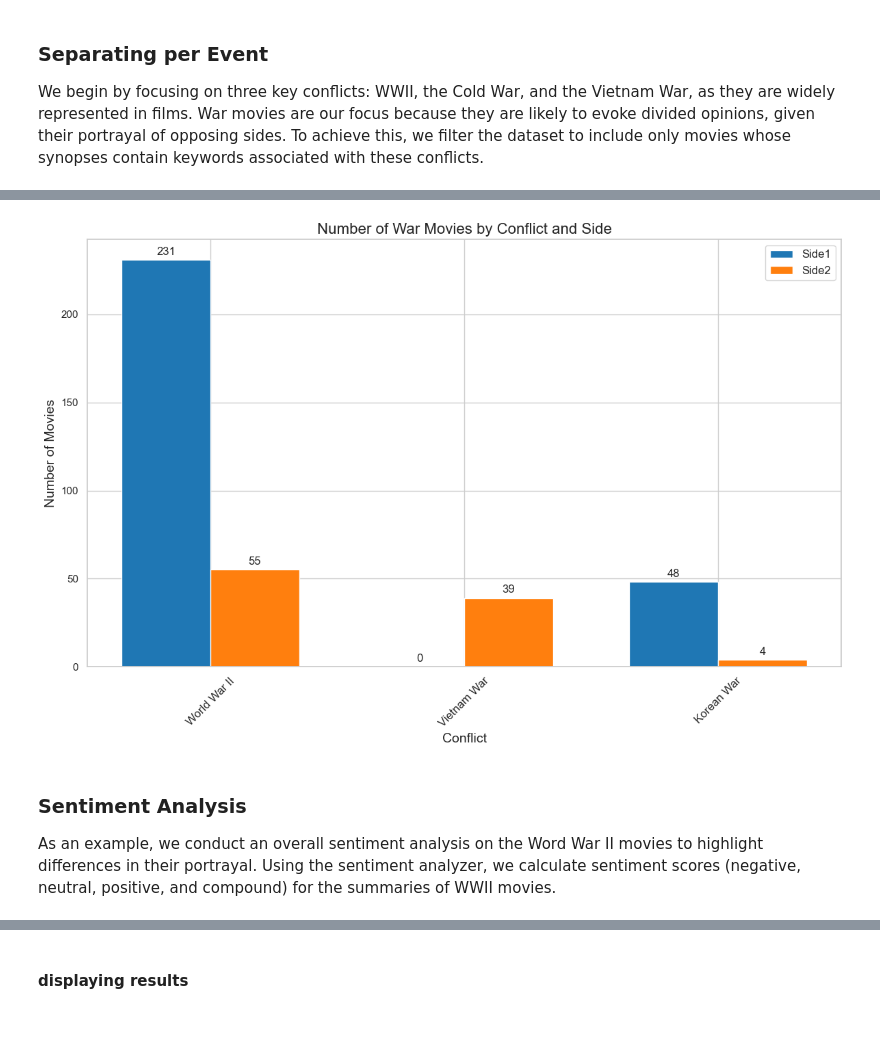
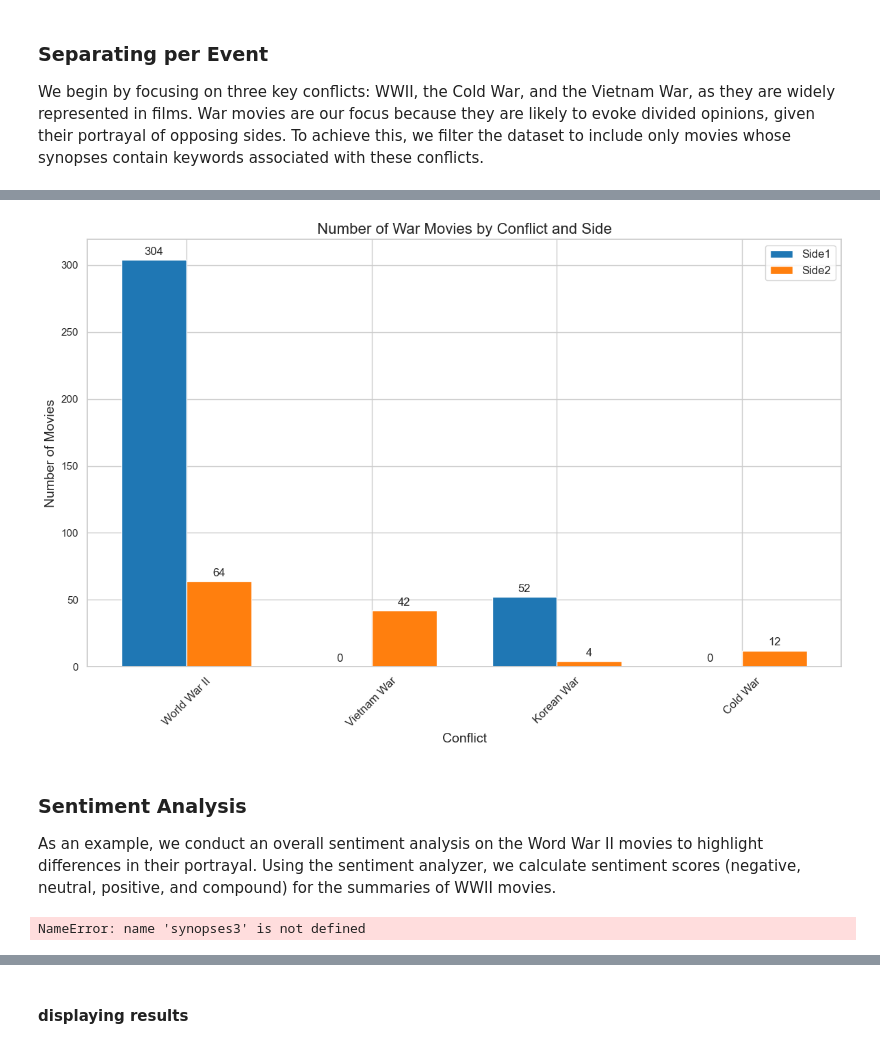
Before and after one commit to epfl-ada/ada-2024-project-americandentalassociation, a Jupyter notebook: results.ipynb, the cells around one changed output, grey strips where cells are left out. Cells and saved outputs as stored; diff of their text form; code cells hidden in the pictures.

Commit message:
add of cold war

```diff
--- a/results.ipynb
+++ b/results.ipynb
@@ -862,13 +573,13 @@ df_war_movies = df[df['Genres'].str.contains("War film", case=False, na=False)].
 
 # Defining the function that detects specific keywords related to conflicts
 def label_event_regex(summary):
-    if re.search(r"(World\sWar\sII|WWII|Hitler|Nazis|Hiroshima|Holocaust)", summary, re.IGNORECASE):
+    if re.search(r"(World\sWar\sII|WWII|WW2|Hitler|Nazis|Hiroshima|Holocaust|D-Day|Axis|Allies|Pearl\sHarbor|Third\sReich|Blitzkrieg)", summary, re.IGNORECASE):
         return "World War II"
-    elif re.search(r"(Vietnam\sWar|Viet\sCong|Saigon)", summary, re.IGNORECASE):
+    elif re.search(r"(Vietnam\sWar|Viet\sCong|Saigon|Ho\sChi\sMinh|Tet\sOffensive|Agent\sOrange|Hanoi|Domino\sTheory)", summary, re.IGNORECASE):
         return "Vietnam War"
-    elif re.search(r"(Cold\sWar|Soviet\sUnion|communism|nuclear)", summary, re.IGNORECASE):
+    elif re.search(r"(Cold\sWar|Soviet\sUnion|USSR|communism|nuclear|Iron\sCurtain|Berlin\sWall|Cuban\sMissile\sCrisis|Space\sRace|Reagan|Stalin|KGB|Eastern\sBloc|Gorbachev|Perestroika|Glasnost)", summary, re.IGNORECASE):
         return "Cold War"
-    elif re.search(r"(Kim|Korea|Korean|NKPA|Demilitarized\sZone|Pyongyang|Seoul|Joint\sChiefs\sof\sStaff)", summary, re.IGNORECASE):
+    elif re.search(r"(Korean\sWar|Kim|Korea|Korean|NKPA|Demilitarized\sZone|Pyongyang|Seoul|Joint\sChiefs\sof\sStaff|Inchon|38th\sParallel|MacArthur)", summary, re.IGNORECASE):
         return "Korean"
     else:
         return "Other"
@@ -1031,43 +740,54 @@ Requirement already satisfied: six>=1.5 in c:\users\wflaf\nouveau_dossier\lib\si
 # %%
 data = {
-    'Wars': ['World War II', 'Vietnam War', 'Korean War'],
-    'Side1': [wwii_movies_side1.shape[0], vietnam_war_movies_side1.shape[0], korean_war_movies_side1.shape[0]],
-    'Side2': [wwii_movies_side2.shape[0], vietnam_war_movies_side2.shape[0], korean_war_movies_side2.shape[0]]
+    'Wars': ['World War II', 'Vietnam War', 'Korean War', 'Cold War'],
+    'Side1': [
+        wwii_movies_side1.shape[0],
+        vietnam_war_movies_side1.shape[0],
+        korean_war_movies_side1.shape[0],
+        cold_war_movies_side1.shape[0]
+    ],
+    'Side2': [
+        wwii_movies_side2.shape[0],
+        vietnam_war_movies_side2.shape[0],
+        korean_war_movies_side2.shape[0],
+        cold_war_movies_side2.shape[0]
+    ]
 }
+
 
 df_visual = pd.DataFrame(data)
 
 # Set the style
 sns.set_theme(style="whitegrid")
 plt.figure(figsize=(12, 8))
 bar_width = 0.35
 index = range(len(df_visual))
 
 # Create bars for Side1 and Side2
 bars1 = plt.bar([i - bar_width/2 for i in index], df_visual['Side1'], bar_width, label='Side1', color='#1f77b4')
 bars2 = plt.bar([i + bar_width/2 for i in index], df_visual['Side2'], bar_width, label='Side2', color='#ff7f0e')
 
 # Add labels and title
 plt.xlabel('Conflict', fontsize=14)
 plt.ylabel('Number of Movies', fontsize=14)
 plt.title('Number of War Movies by Conflict and Side', fontsize=16)
 plt.xticks(index, df_visual['Wars'], fontsize=12, rotation=45)
 plt.legend(fontsize=12)
 
 # Add annotations
 for bars in [bars1, bars2]:
     for bar in bars:
         height = bar.get_height()
         plt.annotate(f'{height}',
                      xy=(bar.get_x() + bar.get_width() / 2, height),
                      xytext=(0, 3),
                      textcoords="offset points",
                      ha='center', va='bottom', fontsize=12)
 
 plt.tight_layout()
 plt.show()
 # %% [output]
-[figure, old version]
+[figure, new version]
 # %% [markdown]
 ### Sentiment Analysis
 As an example, we conduct an overall sentiment analysis on the Word War II movies to highlight differences in their portrayal. Using the sentiment analyzer, we calculate sentiment scores (negative, neutral, positive, and compound) for the summaries of WWII movies.
@@ -1078,5 +801,7 @@ synopses2=wwii_movies_side2["summary"].tolist()
 # %%
 # Preprocess the summaries: tokenize and clean the text and Remove stopwords
+
+#WORD WAR II
 processed_docs_1 = []
 processed_docs_2 = []
 for synopsis in synopses1:
@@ -1088,6 +813,22 @@ for synopsis in synopses2:
     tokens = word_tokenize(synopsis.lower())
     filtered_tokens = [word for word in tokens if word.isalnum() and word not in stop_words]
     processed_docs_2.append(filtered_tokens)
+
+#COLD WAR II
+
+processed_docs_3 = []
+processed_docs_4 = []
+for synopsis in synopses3:
+    tokens = word_tokenize(synopsis.lower())
+    filtered_tokens = [word for word in tokens if word.isalnum() and word not in stop_words]
+    processed_docs_3.append(filtered_tokens)
+
+for synopsis in synopses4:
+    tokens = word_tokenize(synopsis.lower())
+    filtered_tokens = [word for word in tokens if word.isalnum() and word not in stop_words]
+    processed_docs_4.append(filtered_tokens)
+# %% [output]
+NameError: name 'synopses3' is not defined
 # %%
 analyzer = SentimentIntensityAnalyzer()
 sentiment_scores = []
```
Also changed, not shown: parts of 56 cells of this notebook, 1 other file.
